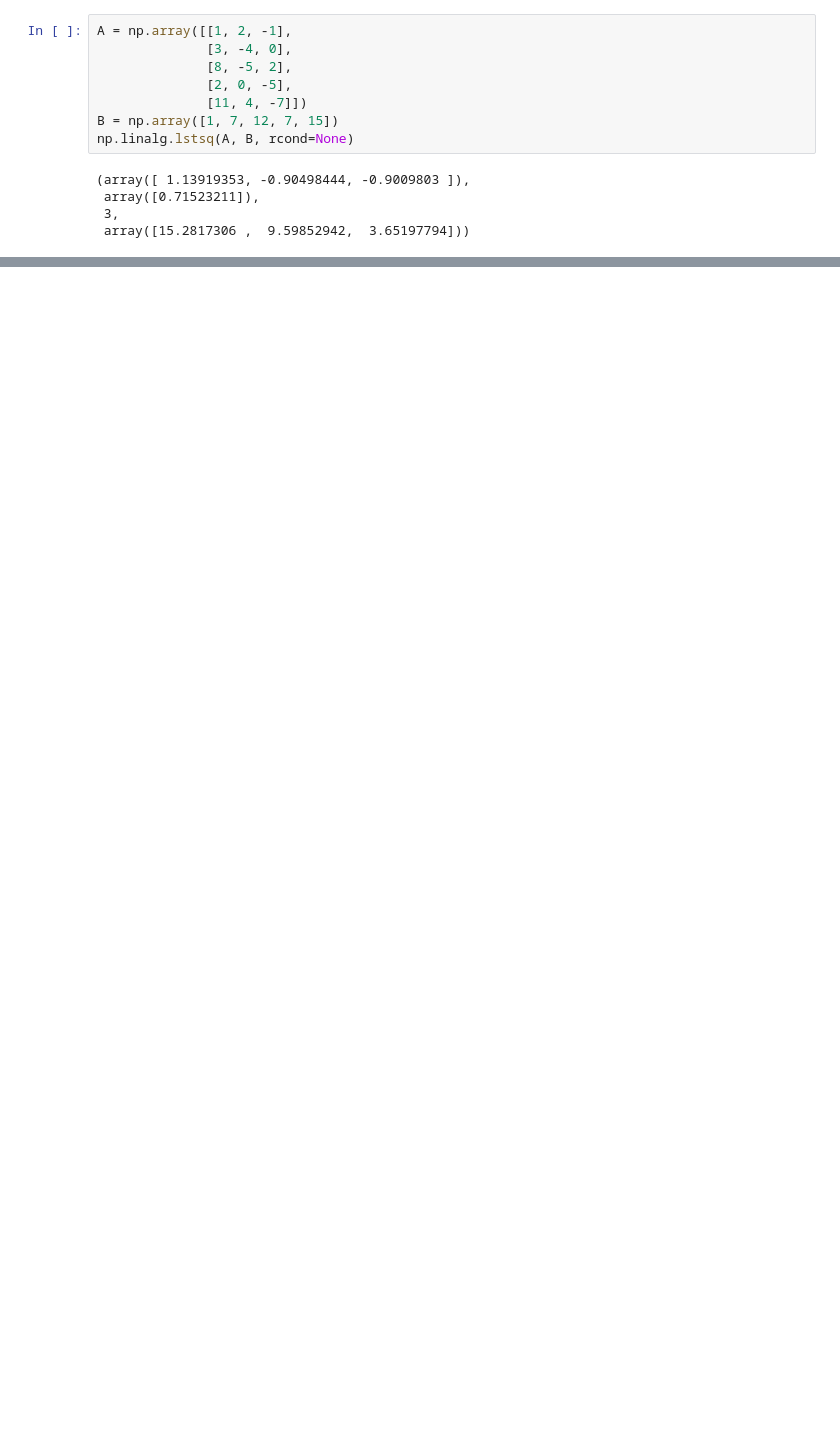
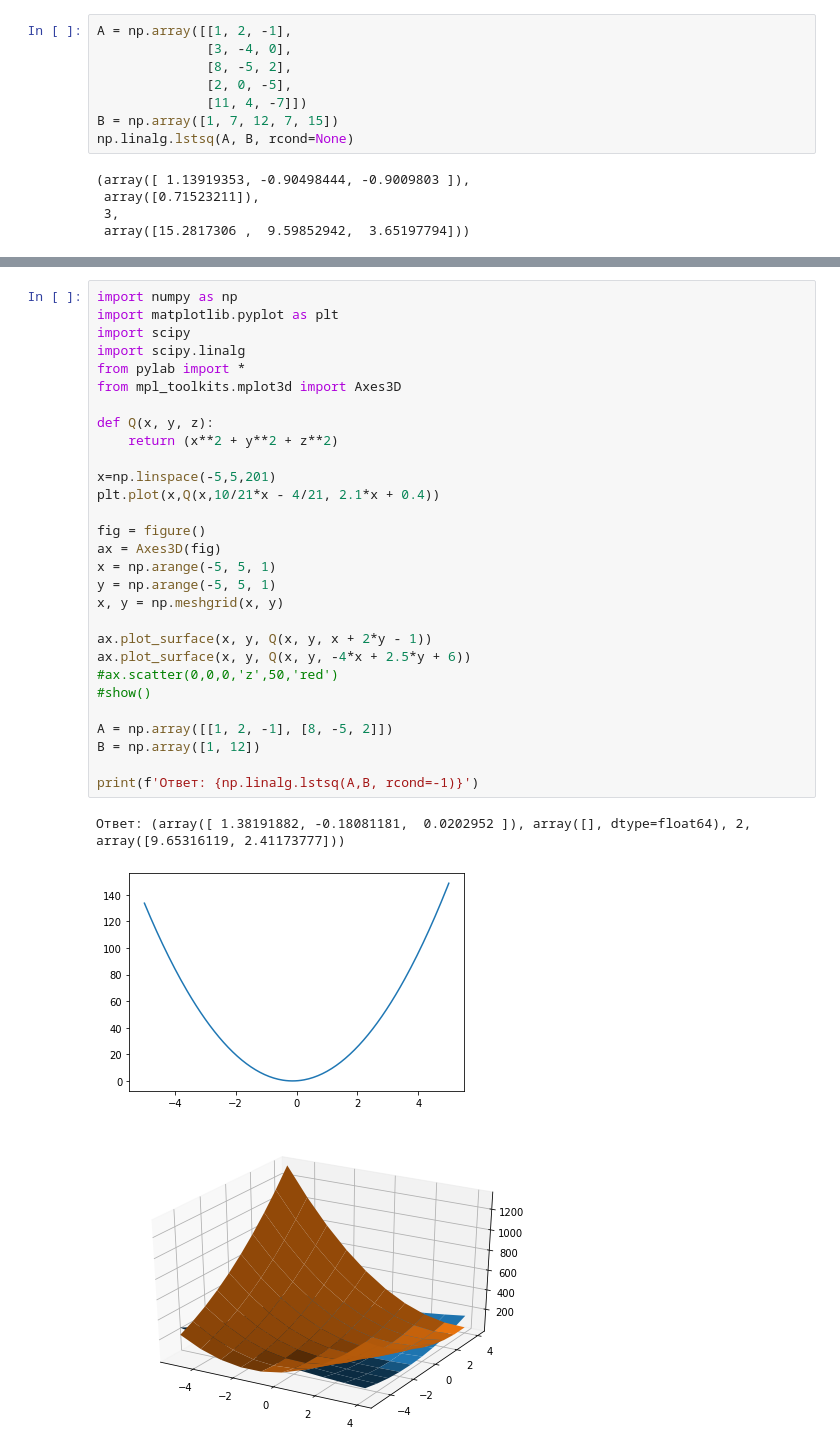
Before and after one commit to AndreiBazhenau/gb, a Jupyter notebook: math/HW_7.ipynb, the cells around one changed output, grey strips where cells are left out. Cells and saved outputs as stored; diff of their text form; blank space fills up the shorter version.

```diff
--- a/math/HW_7.ipynb
+++ b/math/HW_7.ipynb
@@ -33,0 +158,33 @@ np.linalg.lstsq(A, B, rcond=None)
+# %%
+import numpy as np
+import matplotlib.pyplot as plt
+import scipy
+import scipy.linalg
+from pylab import *
+from mpl_toolkits.mplot3d import Axes3D
+
+def Q(x, y, z):
+    return (x**2 + y**2 + z**2)
+
+x=np.linspace(-5,5,201)
+plt.plot(x,Q(x,10/21*x - 4/21, 2.1*x + 0.4))
+
+fig = figure()
+ax = Axes3D(fig)
+x = np.arange(-5, 5, 1)
+y = np.arange(-5, 5, 1)
+x, y = np.meshgrid(x, y)
+
+ax.plot_surface(x, y, Q(x, y, x + 2*y - 1))
+ax.plot_surface(x, y, Q(x, y, -4*x + 2.5*y + 6))
+#ax.scatter(0,0,0,'z',50,'red')
+#show()
+
+A = np.array([[1, 2, -1], [8, -5, 2]])
+B = np.array([1, 12])
+
+print(f'Ответ: {np.linalg.lstsq(A,B, rcond=-1)}')
+# %% [output]
+Ответ: (array([ 1.38191882, -0.18081181,  0.0202952 ]), array([], dtype=float64), 2, array([9.65316119, 2.41173777]))
+[figure, added]
+[figure, added]
```
Also changed, not shown: parts of 24 cells of this notebook.
